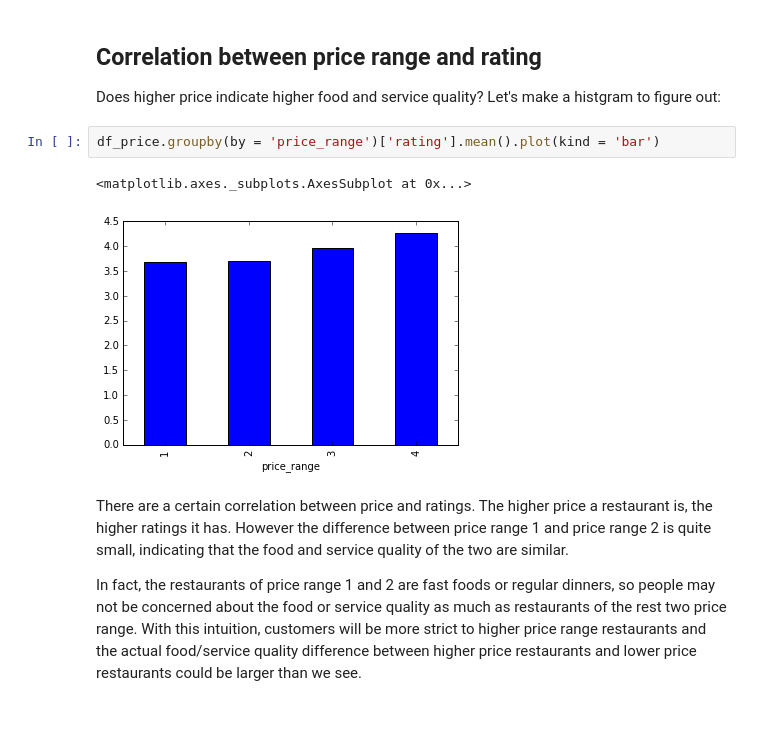
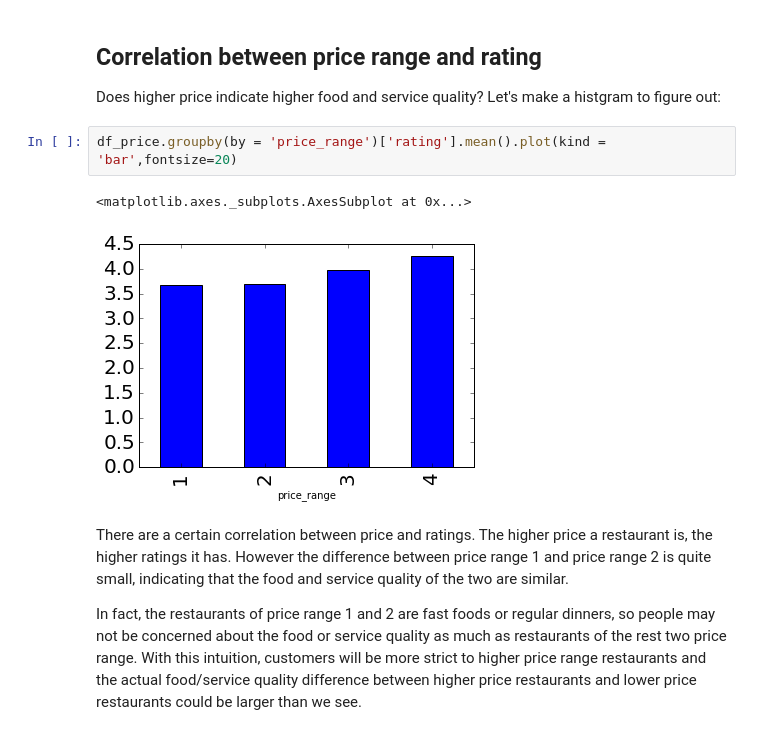
Before and after one commit to atrdjuneChen/YelpAnalysis, a Jupyter notebook: yelp_analysis.ipynb, the cells around one changed output. Saved outputs shown, nothing was run; the diff lists cells and outputs as text.

```diff
--- a/yelp_analysis.ipynb
+++ b/yelp_analysis.ipynb
@@ -289,10 +290,10 @@ Why is that? We can have a guess:
 
 Does higher price indicate higher food and service quality? Let's make a histgram to figure out:
 # %%
-df_price.groupby(by = 'price_range')['rating'].mean().plot(kind = 'bar')
+df_price.groupby(by = 'price_range')['rating'].mean().plot(kind = 'bar',fontsize=20)
 # %% [output]
 <matplotlib.axes._subplots.AxesSubplot at 0x...>
-[figure, old version]
+[figure, new version]
 # %% [markdown]
 There are a certain correlation between price and ratings. The higher price a restaurant is, the higher ratings it has. However the difference between price range 1 and price range 2 is quite small, indicating that the food and service quality of the two are similar.
 
```
Also changed, not shown: parts of 71 cells of this notebook.
